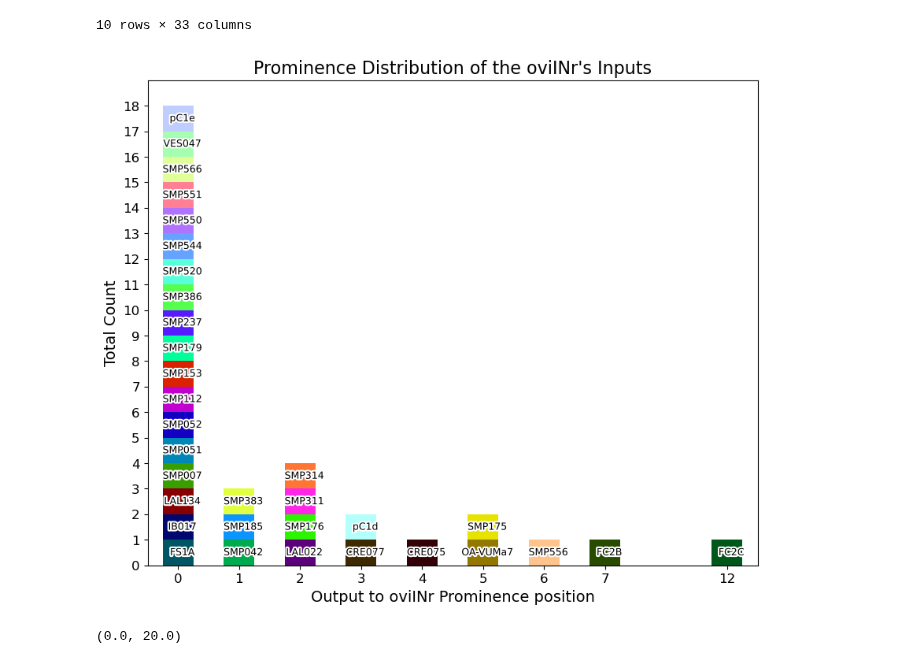
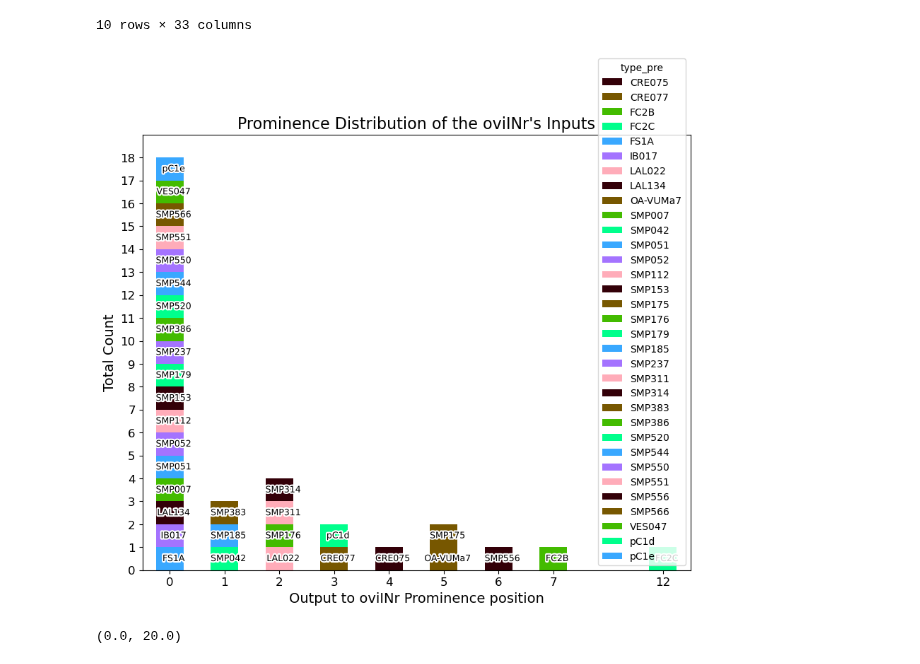
Before and after one commit to RhessaWL/flybrain-clustering, a Jupyter notebook: oviIN_prominencefig.ipynb, the cells around one changed output. Drawn from its saved outputs; the diff is of its cells as text; code cells hidden in the pictures.

```diff
--- a/oviIN_prominencefig.ipynb
+++ b/oviIN_prominencefig.ipynb
@@ -72,0 +149,4 @@ ovi_inputs
+# %%
+# drop all the columns that are not needed
+ovi_inputs_filtered = ovi_inputs_merged[['type_pre', 'weight', '0.0']]
+ovi_inputs_filtered
@@ -72,0 +167,7 @@ ovi_inputs
+# %%
+# Collapse the data by type pre without summing weights
+ovi_inputs_grouped = ovi_inputs_filtered.groupby('type_pre', as_index=False).first()
+
+# Order by module in 0.0 column
+ovi_inputs_final = ovi_inputs_grouped.sort_values(by='0.0', ascending=True, ignore_index=True)
+ovi_inputs_final
@@ -73,6 +192,8 @@ ovi_inputs
+# %%
+ovi_inputs_use = ovi_inputs_final.copy()
 # %%
 # Process to fetch connections for each celltype and find out where oviIN ranks in each celltype's outputs
-testchunk = ovi_inputs.copy()  # Copies dataframe to avoid SettingWithCopyWarning
+testchunk = ovi_inputs_use.copy()  # Copies dataframe to avoid SettingWithCopyWarning
 
 # Add columns to testchunk
 testchunk['out_to_ovis_weight'] = 0
@@ -150,35 +271,35 @@ def generate_colormap(N):
 # %%
 # Plotting the data
 fig, ax = plt.subplots(figsize=(10, 8))
 # stacked bar plot
-testchunk_pivot.plot(kind='bar', stacked=True, ax=ax, color= generate_colormap(len(testchunk_pivot.columns)))
+testchunk_pivot.plot(kind='bar', stacked=True, ax=ax, color= generate_colormap(len(ovi_inputs['0.0'].unique())))
 
 # generate labels for each stacked bar using the cell type names
 labels = testchunk_pivot.columns
 
 # annotate the stacked bar plot
 for i in range(len(testchunk_pivot)):
     y = 0
     for j in range(len(testchunk_pivot.columns)):
         if testchunk_pivot.iloc[i,j] == 1:
             # annotate with black font and white outline
             ax.text(i+0.07, y + 0.5, labels[j], ha='center', va='center', rotation=0, fontsize=9, color='black', path_effects=[path_effects.withStroke(linewidth=3, foreground='white')])
             y += 1
 
-# legend off
-ax.get_legend().remove()
+# legend should outside the plot and only the group colors
+ax.get_legend()
 
 plt.xticks(rotation=0,fontsize=12)
 ax.set_yticks(np.linspace(0, 18, 19))
 ax.set_yticklabels(np.linspace(0, 18, 19, dtype=int), fontsize=12)
 ax.set_ylabel('Total Count', fontsize=14)
 ax.set_xlabel('Output to oviINr Prominence position', fontsize=14)
 ax.set_title("Prominence Distribution of the oviINr's Inputs", fontsize=16)
 plt.ylim(0, 19)
 xticks = ax.xaxis.get_major_ticks()
 xticks[8].set_visible(False)
 # %% [output]
-[figure, old version]
+[figure, new version]
 # %%
 fig, ax = plt.subplots(figsize=(10, 8))
 # stacked bar plot
```
Also changed, not shown: parts of 11 cells of this notebook, 3 other files.
